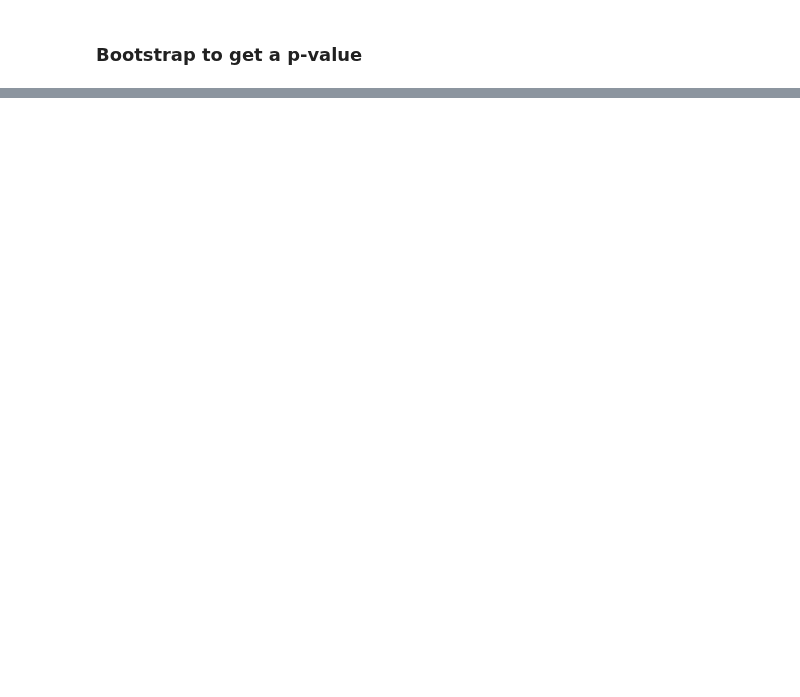
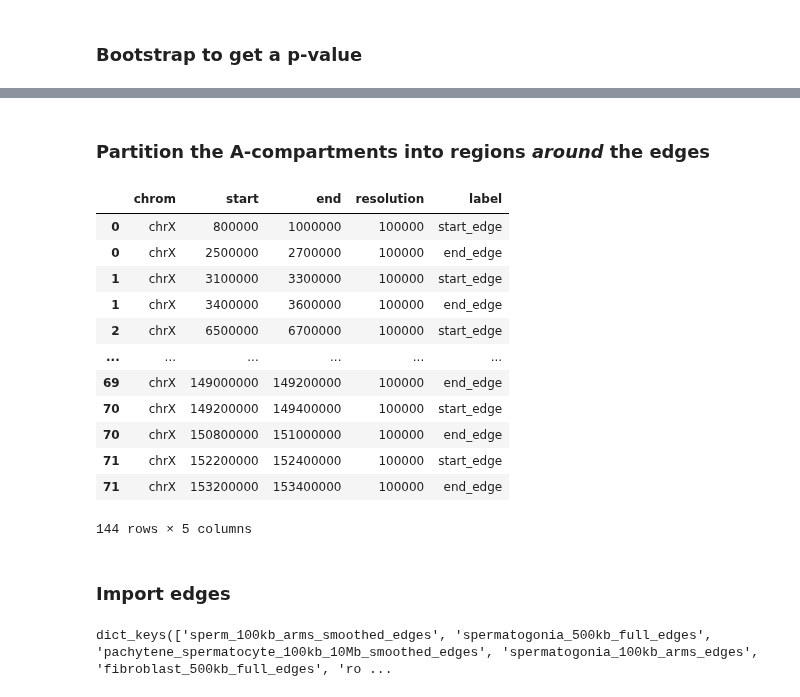
Before and after one commit to munch-group/hic-spermatogenesis, a Jupyter notebook: notebooks/04_genominterv.ipynb, the cells around one changed output, grey strips where cells are left out. Drawn from its saved outputs; the diff is of its cells as text; code cells hidden in the pictures; blank space fills up the shorter version.

Commit message:
Extract edges of A-compartments

```diff
--- a/notebooks/04_genominterv.ipynb
+++ b/notebooks/04_genominterv.ipynb
@@ -187,0 +273,36 @@ jacccard_stat, p_value
+# %% [markdown]
+### Partition the A-compartments into regions *around* the edges
+# %%
+df = dataframes['round_spermatid_100kb_arms']
+
+start_edge = pd.DataFrame({
+    'chrom': df['chrom'],
+    'start': df['start']-1*df['resolution'],
+    'end': df['start']+1*df['resolution'],
+    'resolution': df['resolution'],
+    'label': 'start_edge'
+})
+end_edge = pd.DataFrame({
+    'chrom': df['chrom'],
+    'start': df['end']-1*df['resolution'],
+    'end': df['end']+1*df['resolution'],
+    'resolution': df['resolution'],
+    'label': 'end_edge'
+})
+
+#df
+pd.concat([start_edge, end_edge]).sort_values(['chrom', 'start', 'end'])
+# %% [output]
+|  | chrom | start | end | resolution | label |
+| 0 | chrX | 800000 | 1000000 | 100000 | start_edge |
+| 0 | chrX | 2500000 | 2700000 | 100000 | end_edge |
+| 1 | chrX | 3100000 | 3300000 | 100000 | start_edge |
+| 1 | chrX | 3400000 | 3600000 | 100000 | end_edge |
+| 2 | chrX | 6500000 | 6700000 | 100000 | start_edge |
+| ... | ... | ... | ... | ... | ... |
+| 69 | chrX | 149000000 | 149200000 | 100000 | end_edge |
+| 70 | chrX | 149200000 | 149400000 | 100000 | start_edge |
+| 70 | chrX | 150800000 | 151000000 | 100000 | end_edge |
+| 71 | chrX | 152200000 | 152400000 | 100000 | start_edge |
+| 71 | chrX | 153200000 | 153400000 | 100000 | end_edge |
+144 rows × 5 columns
@@ -187,0 +334,30 @@ jacccard_stat, p_value
+# %% [markdown]
+### Import edges
+# %%
+import pandas as pd
+import os
+
+# Directory containing your .csv files
+csv_dir = '../results/edges/'
+
+# Create a dictionary to store the DataFrames
+edges = {}
+
+# Iterate over all .csv files in the directory
+for filename in os.listdir(csv_dir):
+    if filename.endswith('.csv'):  # Check for .csv files
+        # Construct the full file path
+        filepath = os.path.join(csv_dir, filename)
+
+        # Load the CSV into a DataFrame
+        # Use the filename (without extension) as the dictionary key
+        key = filename.replace('_edges_', '')
+        key = os.path.splitext(key)[0]
+        edges[key] = pd.read_csv(filepath)
+
+# The `edges` dictionary now contains the DataFrames
+edges.keys()
+
+#ech90 = pd.read_csv('../data/ech90_human_Mmul_10.csv')
+# %% [output]
+dict_keys(['sperm_100kb_arms_smoothed_edges', 'spermatogonia_500kb_full_edges', 'pachytene_spermatocyte_100kb_10Mb_smoothed_edges', 'spermatogonia_100kb_arms_edges', 'fibroblast_500kb_full_edges', 'ro ...
```
Also changed, not shown: parts of 10 cells of this notebook, 47 other files.
